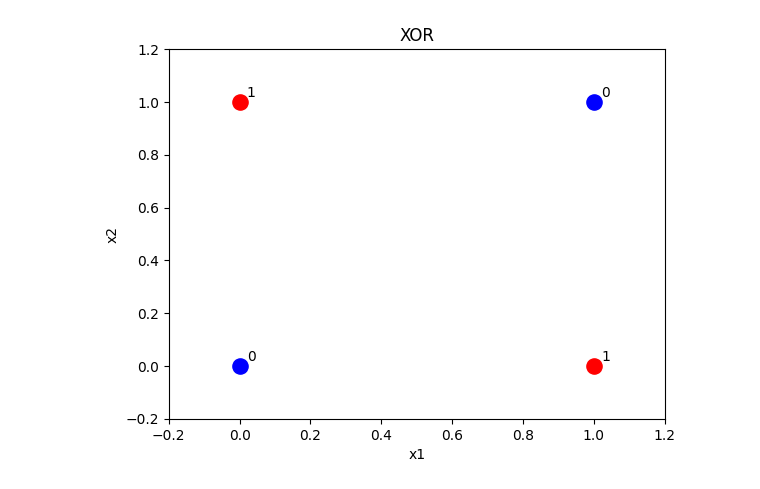
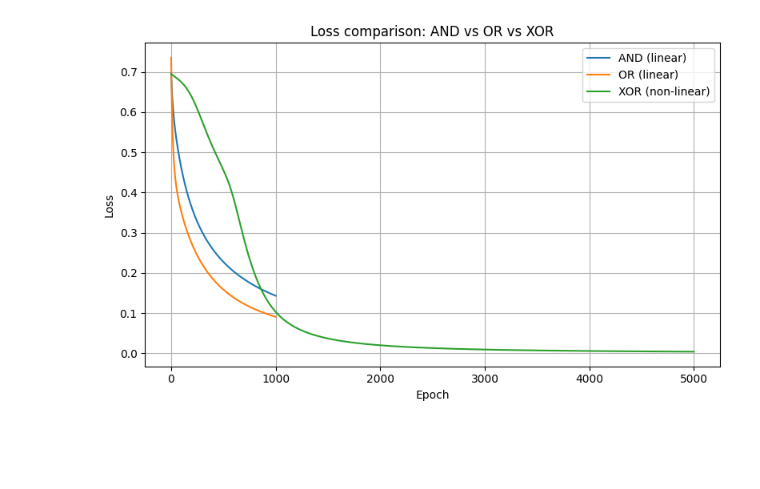
Before and after one commit to sanjaykn8/DL_Lab, a Jupyter notebook: ex2/gates.ipynb, the cells around one changed output. Saved outputs shown, nothing was run; the diff lists cells and outputs as text; code cells hidden in the pictures; blank space fills up the shorter version.

```diff
--- a/ex2/gates.ipynb
+++ b/ex2/gates.ipynb
@@ -17,5 +16,25 @@ model_and = nn.Sequential(
 # %%
-model_or = nn.Sequential(
-    nn.Linear(2, 1),
-    nn.Sigmoid()
-)
+w_and = torch.randn(2, 1, requires_grad=True)
+b_and = torch.zeros(1, requires_grad=True)
+loss_and = []
+
+with torch.no_grad():
+    w_and *= 0.1
+
+lr = 0.1
+for _ in range(1000):
+    logits = X @ w_and + b_and
+    p = torch.sigmoid(logits)
+    loss = bce_loss(p, y_and)
+    loss.backward()
+
+    with torch.no_grad():
+        w_and -= lr * w_and.grad
+        b_and -= lr * b_and.grad
+
+    w_and.grad.zero_()
+    b_and.grad.zero_()
+    loss_and.append(loss)
+
+print("AND probs:", torch.sigmoid(X.mm(w_and) + b_and).detach().squeeze().tolist())
+print("AND preds:", (torch.sigmoid(X.mm(w_and) + b_and) > 0.5).int().view(-1).tolist())
@@ -85,4 +104,18 @@ plot_points(y_or,  "OR")
-# %%
-plot_points(y_xor, "XOR")
-# %% [output]
-[figure, removed]
+# %%
+loss_and = [l.detach().item() for l in loss_and]
+loss_or  = [l.detach().item() for l in loss_or]
+loss_xor = [l.detach().item() for l in loss_xor]
+# %%
+plt.figure(figsize=(8,5))
+plt.plot(loss_and, label="AND (linear)")
+plt.plot(loss_or,  label="OR (linear)")
+plt.plot(loss_xor, label="XOR (non-linear)")
+plt.xlabel("Epoch")
+plt.ylabel("Loss")
+plt.title("Loss comparison: AND vs OR vs XOR")
+plt.legend()
+plt.grid(True)
+plt.tight_layout()
+plt.show()
+# %% [output]
+[figure, added]
```
Also changed, not shown: parts of 11 cells of this notebook, 9 other files.
